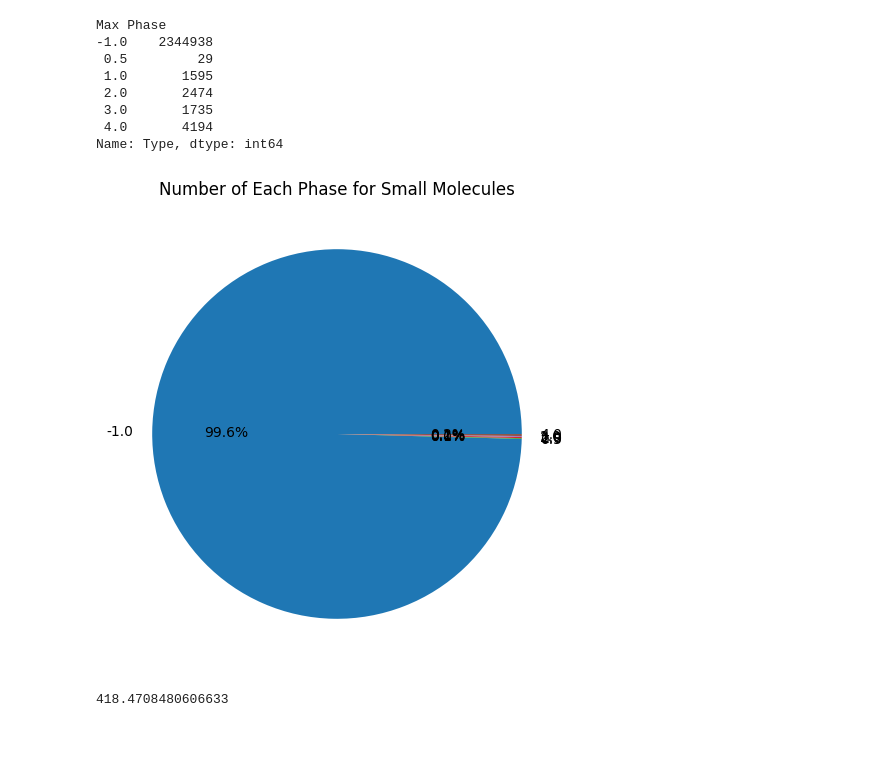
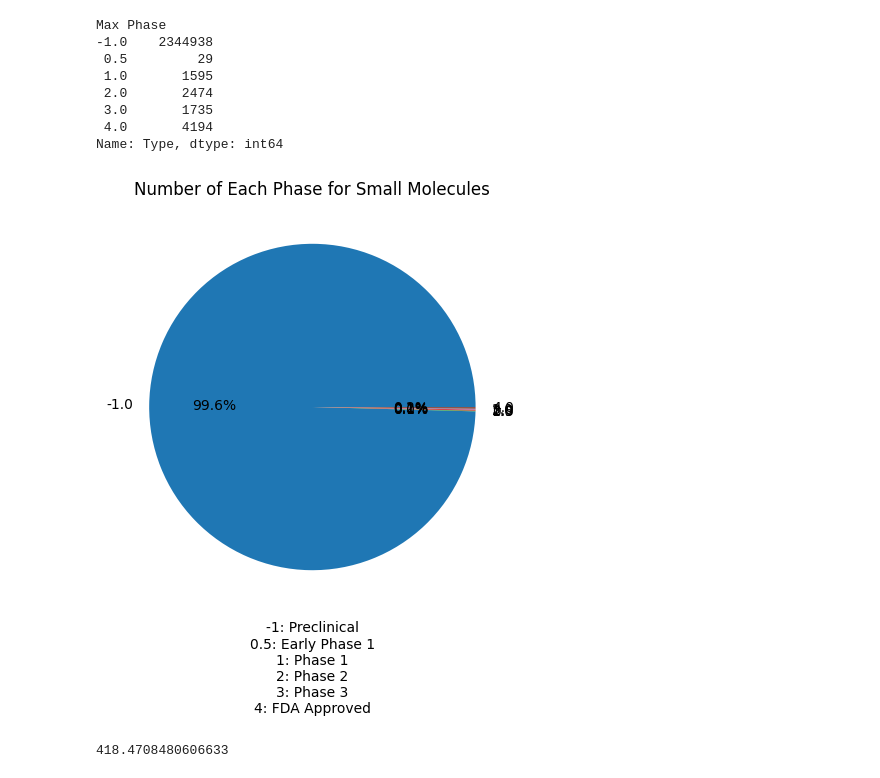
Before and after one commit to Ahmedelmaamounamin/Drugs, a Jupyter notebook: drugs.ipynb, the cells around one changed output. Cells and saved outputs as stored; diff of their text form; code cells hidden in the pictures; blank space fills up the shorter version.

Commit message:
Kaggle Notebook | Drugs | Version 16

```diff
--- a/drugs.ipynb
+++ b/drugs.ipynb
@@ -389,19 +352,26 @@ Name: Type, dtype: int64
 # %%
 # Create a pie chart
 plt.figure(figsize=(8, 6))
 no_small_phase.plot(kind='pie', autopct='%1.1f%%')
 
 # Add labels and title
 plt.ylabel('')
 plt.title('Number of Each Phase for Small Molecules')
 
+# Add a subtitle indicating drug phases
+plt.text(0.5, -0.25, "-1: Preclinical\n0.5: Early Phase 1\n1: Phase 1\n2: Phase 2\n3: Phase 3\n4: FDA Approved",
+         transform=plt.gca().transAxes, fontsize=10, ha='center')
+
+# Adjust the bottom margin
+plt.subplots_adjust(bottom=0.2)
+
 # Display the chart
 plt.show()
 
 # 99.6% of drugs can not pass the priclinical and go to early phase 1
 # 0.18% can pass all the phases and has the FDA
 # %% [output]
-[figure, old version]
+[figure, new version]
 # %%
 average_mwt_small_molecule = df_small_drugs['Molecular Weight'].mean() #Avergae Mwt of small drugs
 print(average_mwt_small_molecule)
```
Also changed, not shown: parts of 10 cells of this notebook.
